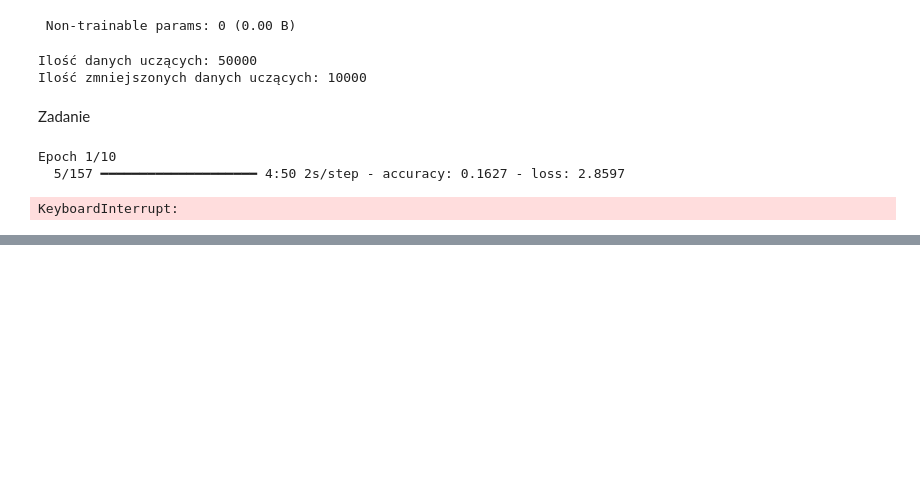
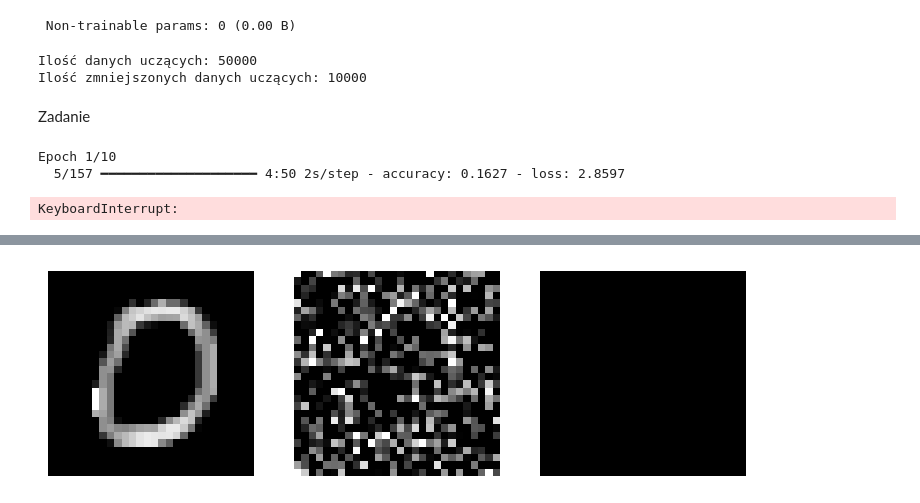
Before and after one commit to mareksigmund/trash, a Jupyter notebook: lab2.ipynb, the cells around one changed output, grey strips where cells are left out. Drawn from its saved outputs; the diff is of its cells as text; code cells hidden in the pictures; blank space fills up the shorter version.

```diff
--- a/lab2.ipynb
+++ b/lab2.ipynb
@@ -165,0 +509,39 @@ plt.show()
+# %%
+def show_image(image_num, dataset, show=True):
+    img = dataset[image_num].reshape((28, 28))
+    img = (img * 255).astype(np.uint8)
+    if not show:
+        return img
+    plt.figure()
+    plt.axis('off')
+    plt.imshow(img, interpolation='none', cmap='gray')
+    plt.show()
+
+def show_3_images(number, set1, set2, set3):
+    fig = plt.figure(figsize=(9, 3))
+    ax = []
+
+    img = show_image(number, set1, False)
+    ax.append(fig.add_subplot(1, 3, 1))
+    plt.axis('off')
+    plt.imshow(img, interpolation='none', cmap='gray')
+
+    img = show_image(number, set2, False)
+    ax.append(fig.add_subplot(1, 3, 2))
+    plt.axis('off')
+    plt.imshow(img, interpolation='none', cmap='gray')
+
+    img = show_image(number, set3, False)
+    ax.append(fig.add_subplot(1, 3, 3))
+    plt.axis('off')
+    plt.imshow(img, interpolation='none', cmap='gray')
+
+    plt.show()
+# %%
+
+number = 10
+
+decoded_imgs = autoencoder.predict(x_test_noisy)
+
+show_3_images(number, x_test, x_test_noisy, decoded_imgs)
+# %% [output]
@@ -165,0 +549 @@ plt.show()
+[figure, added]
```
Also changed, not shown: parts of 21 cells of this notebook.
